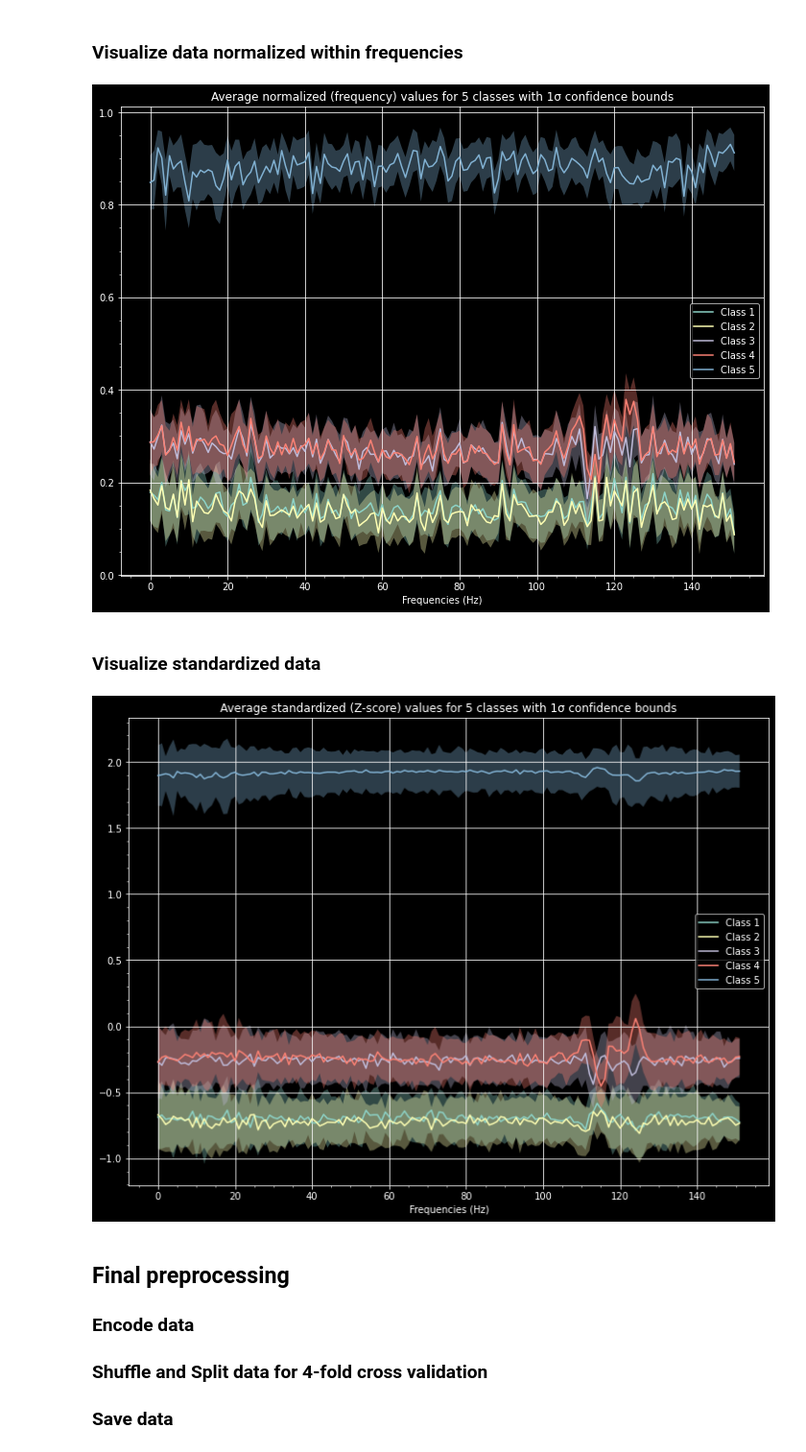
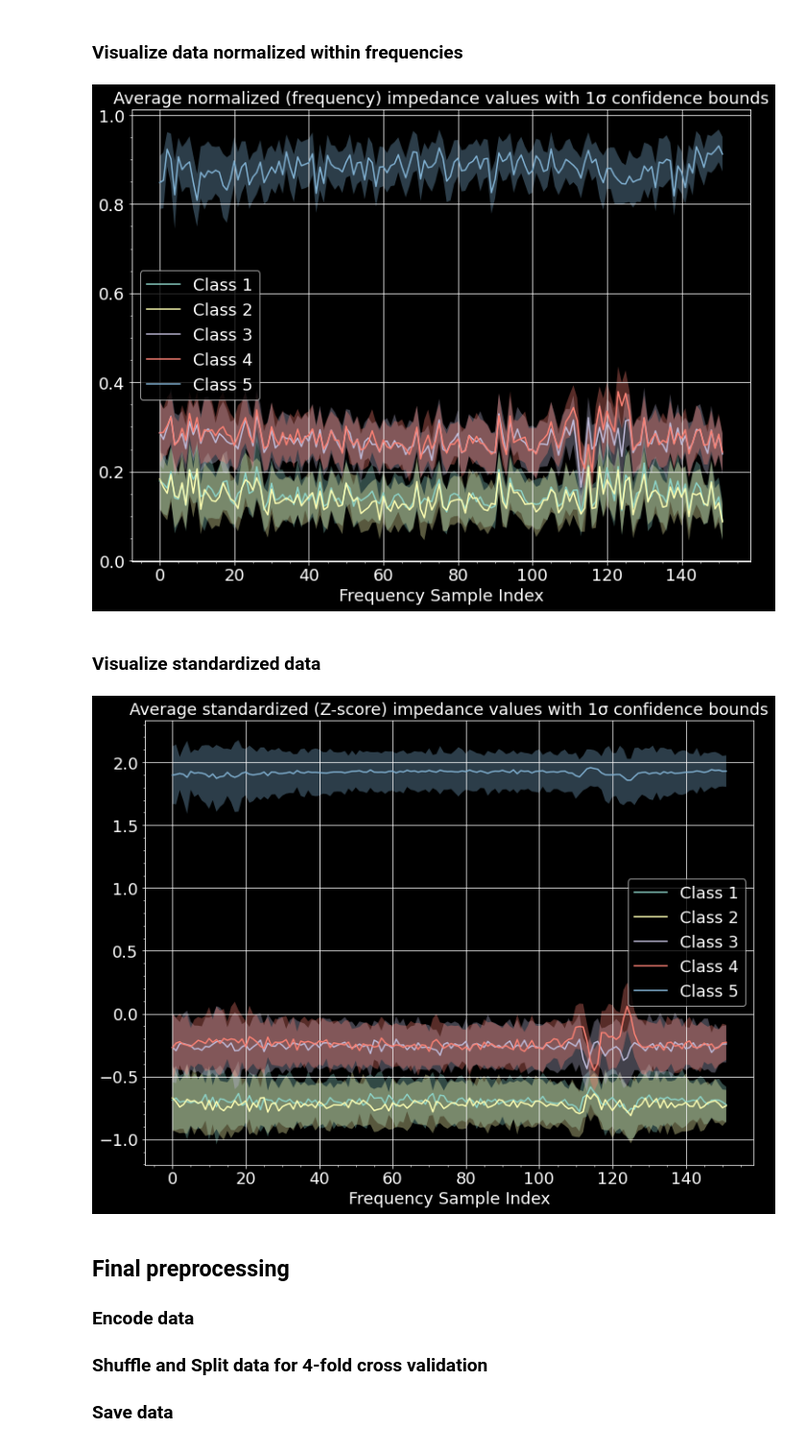
Before and after one commit to khaiyichin/DS595-ML-Projects, a Jupyter notebook: final_project/preprocess_data.ipynb, the cells around one changed output. Shown: that part at 96% size. Cells and saved outputs as stored; diff of their text form; code cells hidden in the pictures.

Commit message:
Updated figures in preprocess_data notebook.

```diff
--- a/final_project/preprocess_data.ipynb
+++ b/final_project/preprocess_data.ipynb
@@ -242,9 +242,12 @@ def plot_five_classes(mean_lst, conf_bound_lst, fig_title):
     ax.minorticks_on()
     ax.xaxis.grid()
     ax.yaxis.grid()
-    ax.set_xlabel('Frequencies (Hz)')
+    ax.set_xlabel('Frequency Sample Index', fontsize=18)
 
-    ax.set_title(fig_title)
+    ax.set_title(fig_title, fontsize=18)
+
+    ax.xaxis.set_tick_params(labelsize=18)
+    ax.yaxis.set_tick_params(labelsize=18)
 
     # Plot class 1 data
     ax.fill_between(x_range, conf_bound_lst[0][0], conf_bound_lst[0][1], alpha=0.35)
@@ -266,7 +269,7 @@ def plot_five_classes(mean_lst, conf_bound_lst, fig_title):
     ax.fill_between(x_range, conf_bound_lst[4][0], conf_bound_lst[4][1], alpha=0.35)
     ax.plot(mean_lst[4], label='Class 5')
 
-    ax.legend()
+    ax.legend(fontsize=18)
 # %%
 import numpy as np
 
@@ -376,9 +379,9 @@ cls_5_norm_freq_conf_bounds = compute_conf_bounds(cls_5_norm_freq_mean, cls_5_no
 
 plot_five_classes([cls_1_norm_freq_mean, cls_2_norm_freq_mean, cls_3_norm_freq_mean, cls_4_norm_freq_mean, cls_5_norm_freq_mean],
                   [cls_1_norm_freq_conf_bounds, cls_2_norm_freq_conf_bounds, cls_3_norm_freq_conf_bounds, cls_4_norm_freq_conf_bounds, cls_5_norm_freq_conf_bounds],
-                  "Average normalized (frequency) values for 5 classes with 1\u03c3 confidence bounds")
+                  "Average normalized (frequency) impedance values with 1\u03c3 confidence bounds")
 # %% [output]
-[figure, old version]
+[figure, new version]
 # %% [markdown]
 ### Visualize standardized data
 # %%
@@ -388,35 +391,35 @@ from util_modules import standardize
 train_test_data_stand = standardize(train_test_data.drop(columns=train_test_data.columns[-1]))
 train_test_data_stand['y'] = train_test_data.iloc[:,-1]
 
 cls_1_stand = train_test_data_stand[train_test_data_stand['y'] == 1].drop(columns=train_test_data_stand.columns[-1])
 cls_2_stand = train_test_data_stand[train_test_data_stand['y'] == 2].drop(columns=train_test_data_stand.columns[-1])
 cls_3_stand = train_test_data_stand[train_test_data_stand['y'] == 3].drop(columns=train_test_data_stand.columns[-1])
 cls_4_stand = train_test_data_stand[train_test_data_stand['y'] == 4].drop(columns=train_test_data_stand.columns[-1])
 cls_5_stand = train_test_data_stand[train_test_data_stand['y'] == 5].drop(columns=train_test_data_stand.columns[-1])
 
 cls_1_stand_mean = cls_1_stand.mean(0).to_numpy()
 cls_2_stand_mean = cls_2_stand.mean(0).to_numpy()
 cls_3_stand_mean = cls_3_stand.mean(0).to_numpy()
 cls_4_stand_mean = cls_4_stand.mean(0).to_numpy()
 cls_5_stand_mean = cls_5_stand.mean(0).to_numpy()
 
 cls_1_stand_std = cls_1_stand.std(0).to_numpy()
 cls_2_stand_std = cls_2_stand.std(0).to_numpy()
 cls_3_stand_std = cls_3_stand.std(0).to_numpy()
 cls_4_stand_std = cls_4_stand.std(0).to_numpy()
 cls_5_stand_std = cls_5_stand.std(0).to_numpy()
 
 cls_1_stand_conf_bounds = compute_conf_bounds(cls_1_stand_mean, cls_1_stand_std)
 cls_2_stand_conf_bounds = compute_conf_bounds(cls_2_stand_mean, cls_2_stand_std)
 cls_3_stand_conf_bounds = compute_conf_bounds(cls_3_stand_mean, cls_3_stand_std)
 cls_4_stand_conf_bounds = compute_conf_bounds(cls_4_stand_mean, cls_4_stand_std)
 cls_5_stand_conf_bounds = compute_conf_bounds(cls_5_stand_mean, cls_5_stand_std)
 
 plot_five_classes([cls_1_stand_mean, cls_2_stand_mean, cls_3_stand_mean, cls_4_stand_mean, cls_5_stand_mean],
                   [cls_1_stand_conf_bounds, cls_2_stand_conf_bounds, cls_3_stand_conf_bounds, cls_4_stand_conf_bounds, cls_5_stand_conf_bounds],
-                  "Average standardized (Z-score) values for 5 classes with 1\u03c3 confidence bounds")
+                  "Average standardized (Z-score) impedance values with 1\u03c3 confidence bounds")
 # %% [output]
-[figure, old version]
+[figure, new version]
 # %% [markdown]
 ## Final preprocessing
 
```
Also changed, not shown: parts of 2 cells of this notebook.
